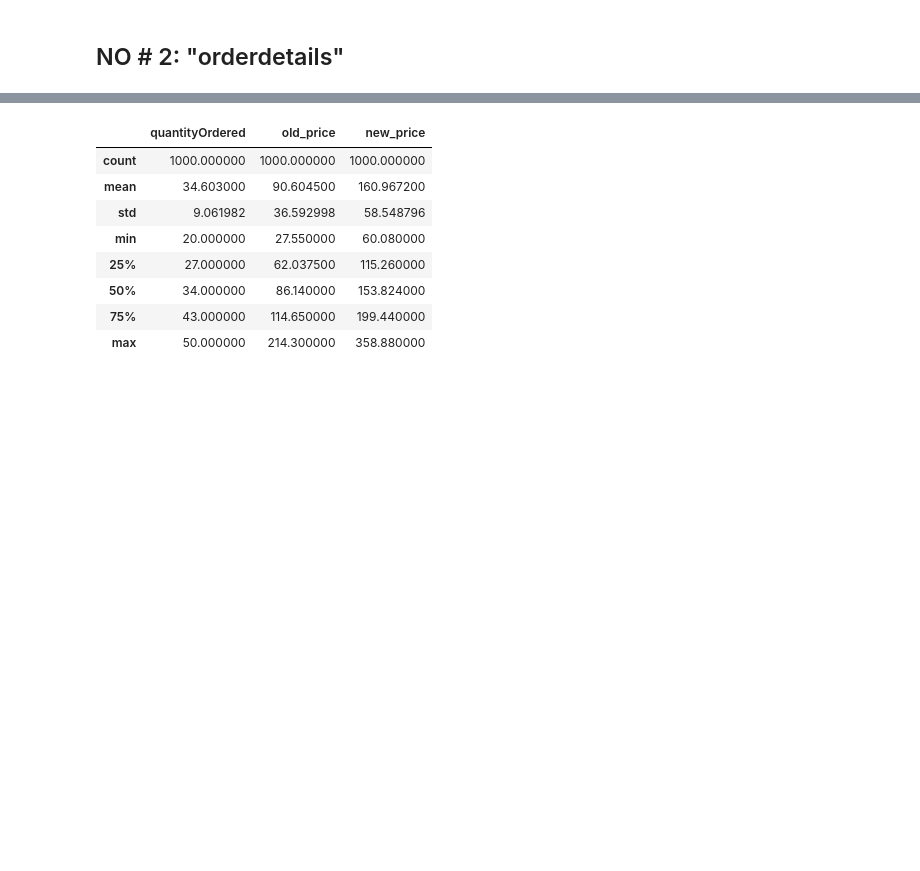
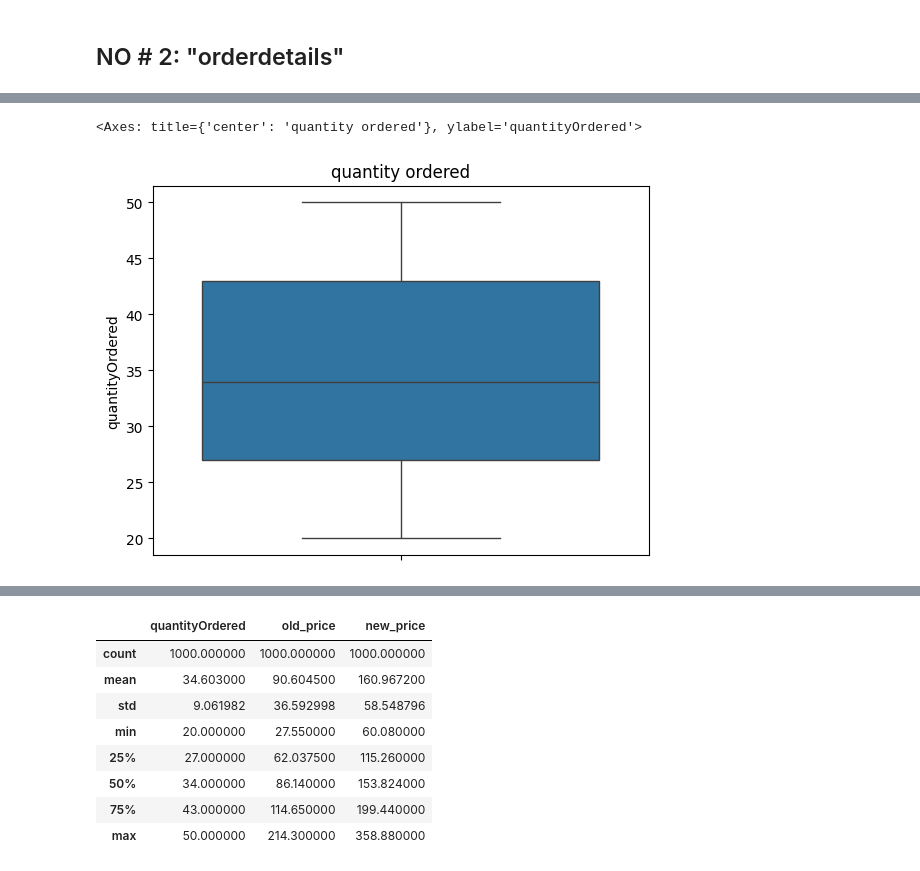
Before and after one commit to ambreenraheem/mysql-work, a Jupyter notebook: test.ipynb, the cells around one changed output, grey strips where cells are left out. Saved outputs shown, nothing was run; the diff lists cells and outputs as text; code cells hidden in the pictures; blank space fills up the shorter version.

```diff
--- a/test.ipynb
+++ b/test.ipynb
@@ -230,0 +293,6 @@ ord.head(10)
+# %%
+plt.title("quantity ordered")
+sns.boxplot(ord["quantityOrdered"])
+# %% [output]
+<Axes: title={'center': 'quantity ordered'}, ylabel='quantityOrdered'>
+[figure, added]
```
Also changed, not shown: parts of 29 cells of this notebook.
